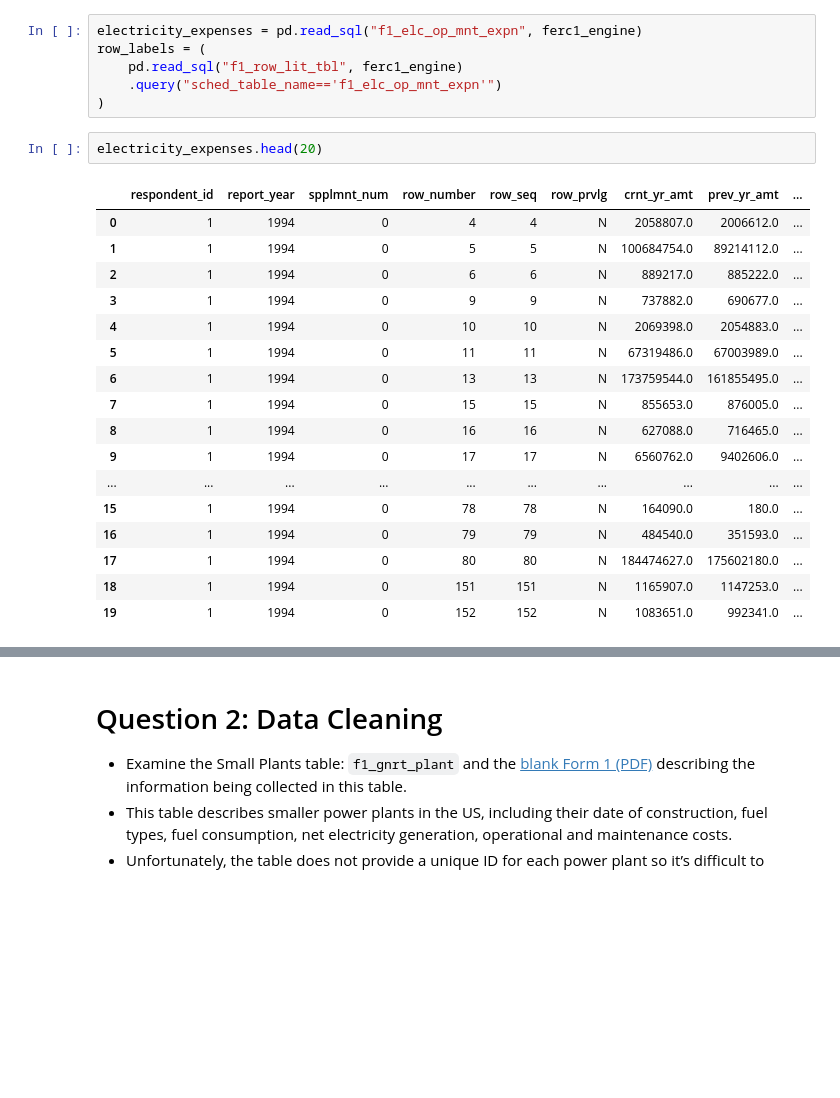
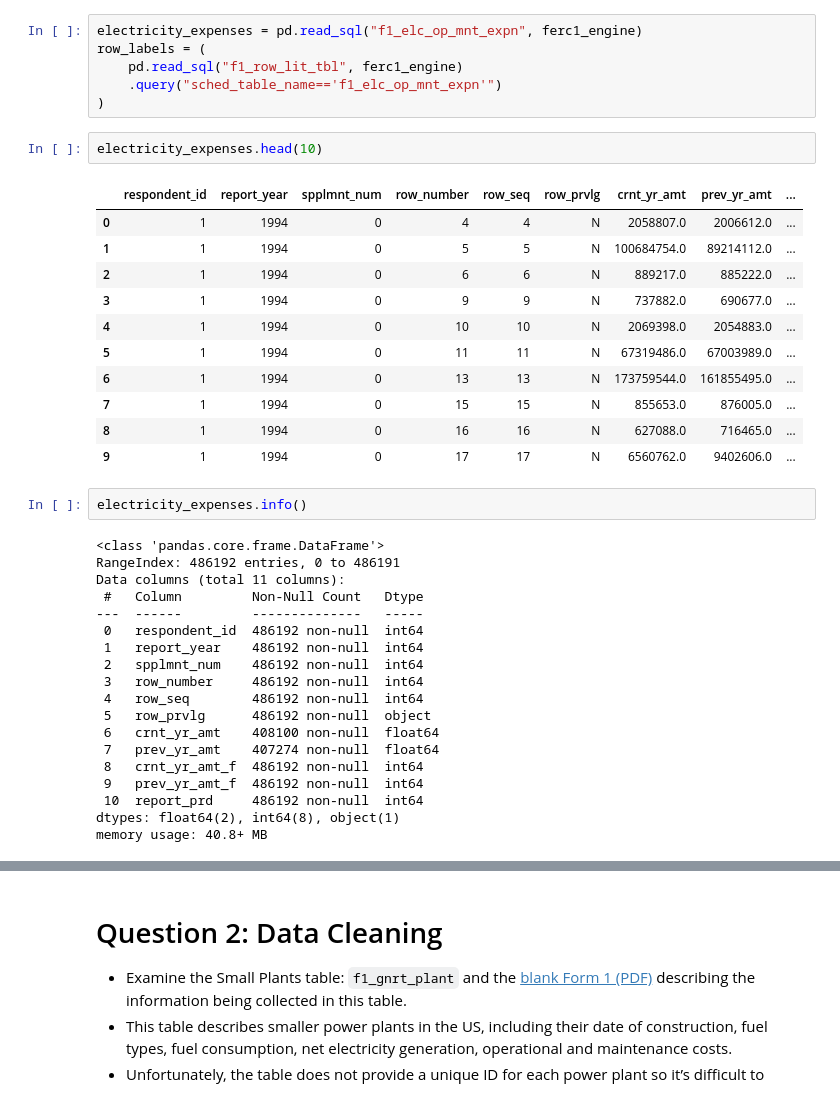
Before and after one commit to catalyst-cooperative/interview-questions, a Jupyter notebook: data-wrangler-analyst.ipynb, the cells around one changed output, grey strips where cells are left out. Cells and saved outputs as stored; diff of their text form; blank space fills up the shorter version.

```diff
--- a/data-wrangler-analyst.ipynb
+++ b/data-wrangler-analyst.ipynb
@@ -56,23 +65,38 @@ row_labels = (
     .query("sched_table_name=='f1_elc_op_mnt_expn'")
 )
 # %%
-electricity_expenses.head(20)
+electricity_expenses.head(10)
 # %% [output]
 |  | respondent_id | report_year | spplmnt_num | row_number | row_seq | row_prvlg | crnt_yr_amt | prev_yr_amt | ... |
 | 0 | 1 | 1994 | 0 | 4 | 4 | N | 2058807.0 | 2006612.0 | ... |
 | 1 | 1 | 1994 | 0 | 5 | 5 | N | 100684754.0 | 89214112.0 | ... |
 | 2 | 1 | 1994 | 0 | 6 | 6 | N | 889217.0 | 885222.0 | ... |
 | 3 | 1 | 1994 | 0 | 9 | 9 | N | 737882.0 | 690677.0 | ... |
 | 4 | 1 | 1994 | 0 | 10 | 10 | N | 2069398.0 | 2054883.0 | ... |
 | 5 | 1 | 1994 | 0 | 11 | 11 | N | 67319486.0 | 67003989.0 | ... |
 | 6 | 1 | 1994 | 0 | 13 | 13 | N | 173759544.0 | 161855495.0 | ... |
 | 7 | 1 | 1994 | 0 | 15 | 15 | N | 855653.0 | 876005.0 | ... |
 | 8 | 1 | 1994 | 0 | 16 | 16 | N | 627088.0 | 716465.0 | ... |
 | 9 | 1 | 1994 | 0 | 17 | 17 | N | 6560762.0 | 9402606.0 | ... |
-| ... | ... | ... | ... | ... | ... | ... | ... | ... | ... |
-| 15 | 1 | 1994 | 0 | 78 | 78 | N | 164090.0 | 180.0 | ... |
-| 16 | 1 | 1994 | 0 | 79 | 79 | N | 484540.0 | 351593.0 | ... |
-| 17 | 1 | 1994 | 0 | 80 | 80 | N | 184474627.0 | 175602180.0 | ... |
-| 18 | 1 | 1994 | 0 | 151 | 151 | N | 1165907.0 | 1147253.0 | ... |
-| 19 | 1 | 1994 | 0 | 152 | 152 | N | 1083651.0 | 992341.0 | ... |
+# %%
+electricity_expenses.info()
+# %% [output]
+<class 'pandas.core.frame.DataFrame'>
+RangeIndex: 486192 entries, 0 to 486191
+Data columns (total 11 columns):
+ #   Column         Non-Null Count   Dtype
+---  ------         --------------   -----
+ 0   respondent_id  486192 non-null  int64
+ 1   report_year    486192 non-null  int64
+ 2   spplmnt_num    486192 non-null  int64
+ 3   row_number     486192 non-null  int64
+ 4   row_seq        486192 non-null  int64
+ 5   row_prvlg      486192 non-null  object
+ 6   crnt_yr_amt    408100 non-null  float64
+ 7   prev_yr_amt    407274 non-null  float64
+ 8   crnt_yr_amt_f  486192 non-null  int64
+ 9   prev_yr_amt_f  486192 non-null  int64
+ 10  report_prd     486192 non-null  int64
+dtypes: float64(2), int64(8), object(1)
+memory usage: 40.8+ MB
 # %%
```
Also changed, not shown: parts of 4 cells of this notebook.
